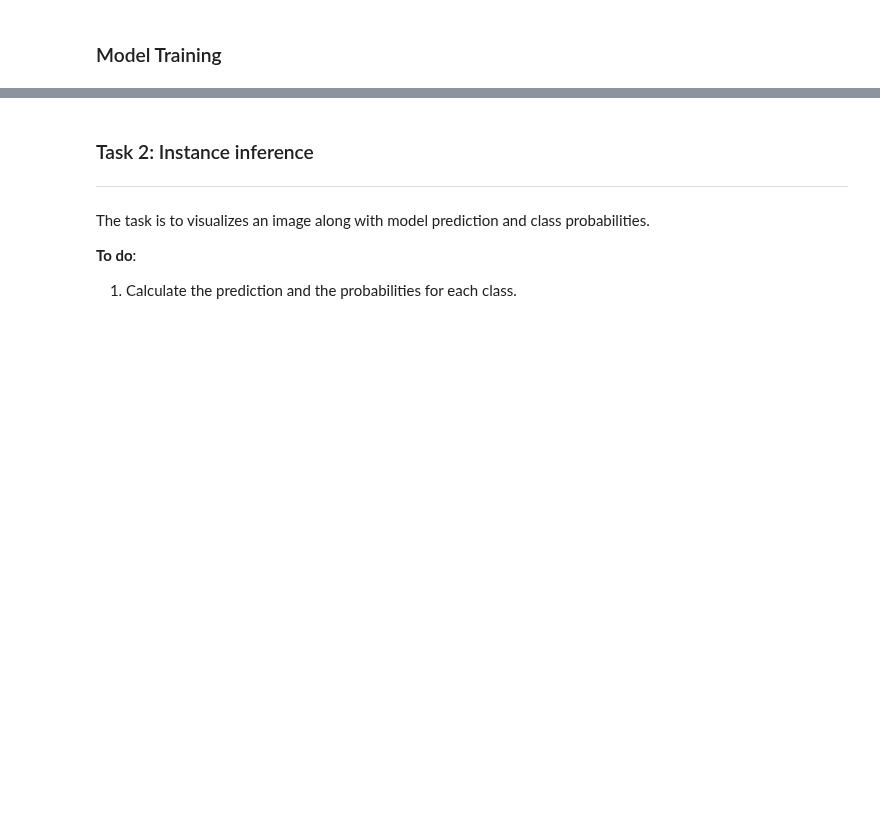
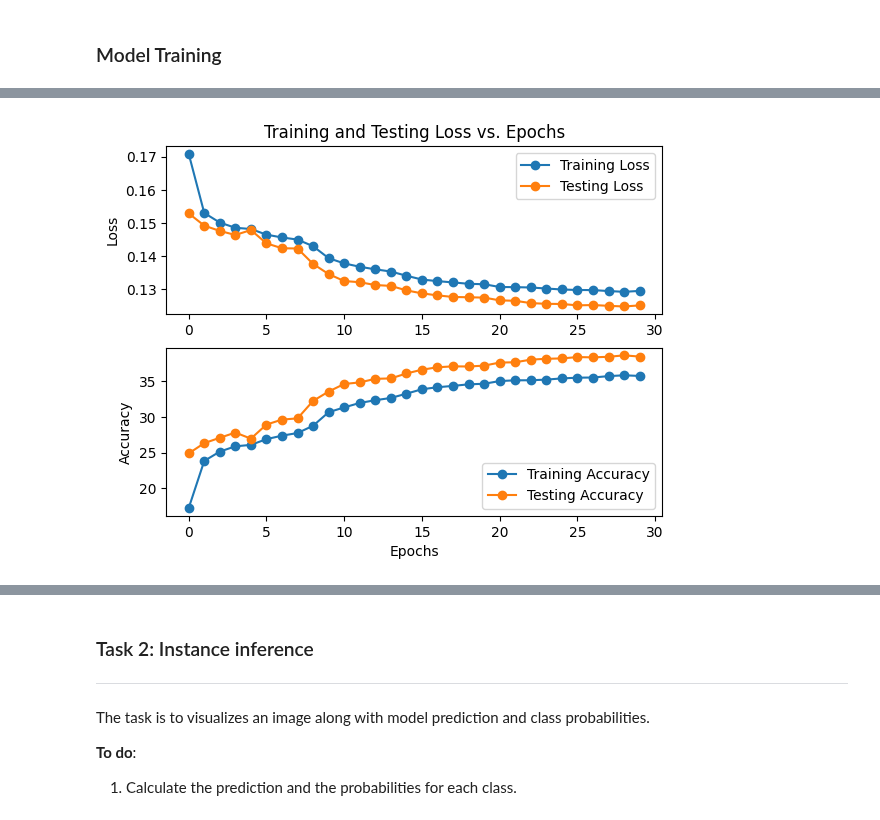
Before and after one commit to SustechSTA303/STA303-Assignment01, a Jupyter notebook: Assignment01.ipynb, the cells around one changed output, grey strips where cells are left out. Saved outputs shown, nothing was run; the diff lists cells and outputs as text; code cells hidden in the pictures; blank space fills up the shorter version.

```diff
--- a/Assignment01.ipynb
+++ b/Assignment01.ipynb
@@ -111,8 +126,3 @@ Please denfine two function named ``train_batch`` and ``test_batch``. These func
 1. Define the loss function i.e [nn.CrossEntropyLoss()](https://pytorch.org/docs/stable/generated/torch.nn.CrossEntropyLoss.html).
 2. Take the image as the input and generate the output using the pre-defined SimpleNet.
 3. Calculate the loss between the output and the corresponding label using the loss function.
-# %%
-##################### Write your answer here ##################
-# Define the loss function
-criterion =
-###############################################################
@@ -256,0 +403,3 @@ for epoch in range(NUM_EPOCHS):
+# %%
+loss_func = loss_function_1  # 选择要调用的损失函数
+training_loss, training_acc, testing_loss, testing_acc = train_and_test_model(loss_func)
@@ -256,0 +424,43 @@ for epoch in range(NUM_EPOCHS):
+# %%
+# 定义四个数组
+train_loss_list1 = []
+test_loss_list1 = []
+train_acc_list1 = []
+test_acc_list1 = []
+
+# 将训练损失和准确率添加到相应的列表中
+for loss in training_loss:
+    train_loss_list1.append(loss)
+
+for loss in testing_loss:
+    test_loss_list1.append(loss)
+
+for acc in training_acc:
+    train_acc_list1.append(100 * acc)
+
+for acc in testing_acc:
+    test_acc_list1.append(100 * acc)
+
+# 迭代了NUM_EPOCHS次
+x = range(0, NUM_EPOCHS)
+
+# 绘制训练损失和测试损失
+plt.subplot(2, 1, 1)
+plt.plot(x, train_loss_list1, label='Training Loss', marker='o')
+plt.plot(x, test_loss_list1, label='Testing Loss', marker='o')
+plt.title('Training and Testing Loss vs. Epochs')
+plt.ylabel('Loss')
+plt.legend()
+
+# 绘制训练准确率和测试准确率
+plt.subplot(2, 1, 2)
+plt.plot(x, train_acc_list1, label='Training Accuracy', marker='o')
+plt.plot(x, test_acc_list1, label='Testing Accuracy', marker='o')
+plt.xlabel('Epochs')
+plt.ylabel('Accuracy')
+plt.legend()
+
+# 显示图形
+plt.show()
+# %% [output]
+[figure, added]
```
Also changed, not shown: parts of 27 cells of this notebook.
